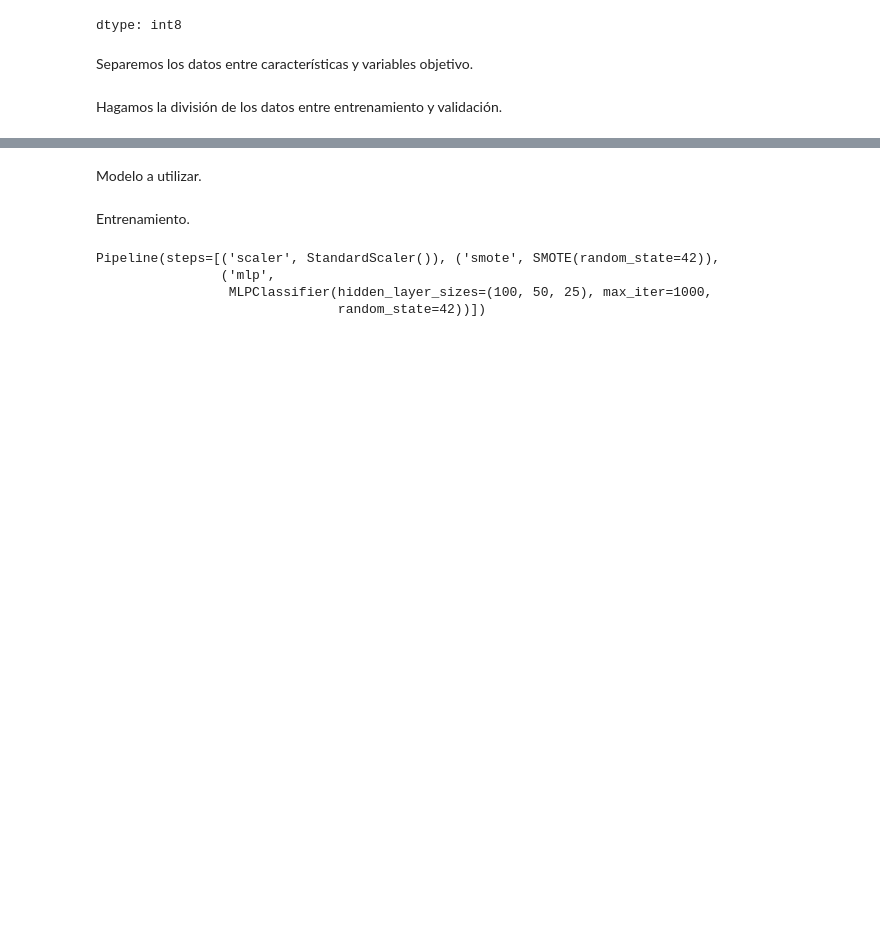
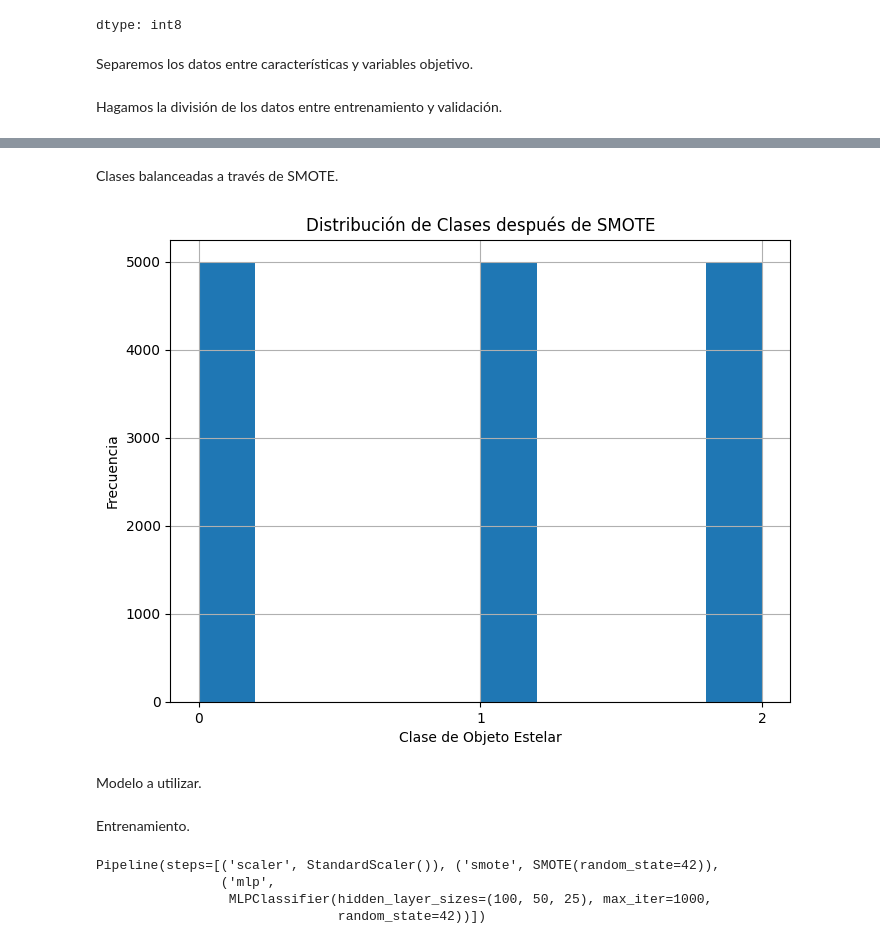
Before and after one commit to Kevin2558/Data_Science_Borrador, a Jupyter notebook: 10_Proyecto_Final/Opcion_2/Borrador.ipynb, the cells around one changed output, grey strips where cells are left out. Drawn from its saved outputs; the diff is of its cells as text; code cells hidden in the pictures; blank space fills up the shorter version.

```diff
--- a/10_Proyecto_Final/Opcion_2/Borrador.ipynb
+++ b/10_Proyecto_Final/Opcion_2/Borrador.ipynb
@@ -83,3 +116,26 @@ X_train, X_test, y_train, y_test = train_test_split(X,
+# %% [markdown]
+Clases balanceadas a través de SMOTE.
+# %%
+smote = SMOTE(random_state=42)
+X_res, y_res = smote.fit_resample(X, y)
+
+# Obtener las etiquetas de la columna 'class' antes de la codificación
+labels = df['class'].astype('category').cat.categories
+# Obtener los códigos numéricos únicos en y_res
+class_codes_res = sorted(y_res.unique())
+
+plt.figure(figsize=(8, 6))
+y_res.hist()
+
+# Configurar los ticks del eje x para mostrar los nombres de las clases
+plt.xticks(class_codes_res, labels)
+
+plt.title('Distribución de Clases después de SMOTE')
+plt.xlabel('Clase de Objeto Estelar')
+plt.ylabel('Frecuencia')
+plt.show()
+# %% [output]
+[figure, added]
 # %% [markdown]
 Modelo a utilizar.
 # %%
```
Also changed, not shown: parts of 8 cells of this notebook.
